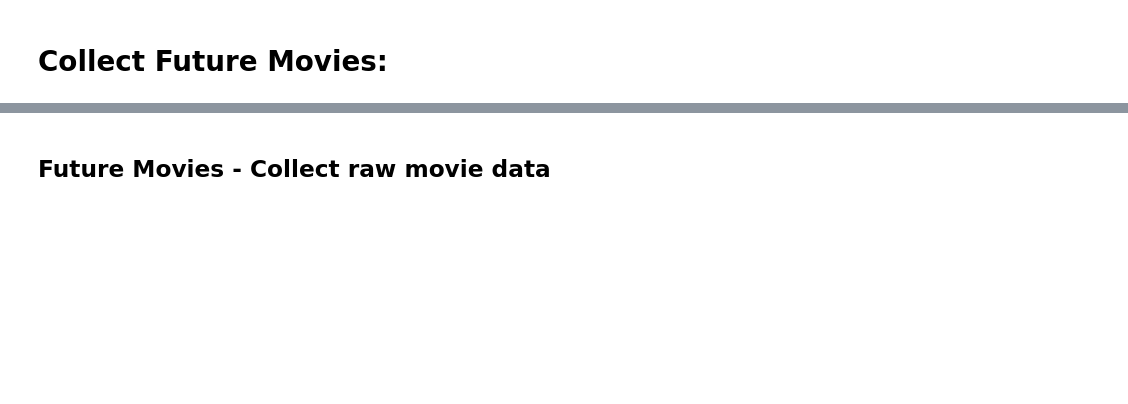
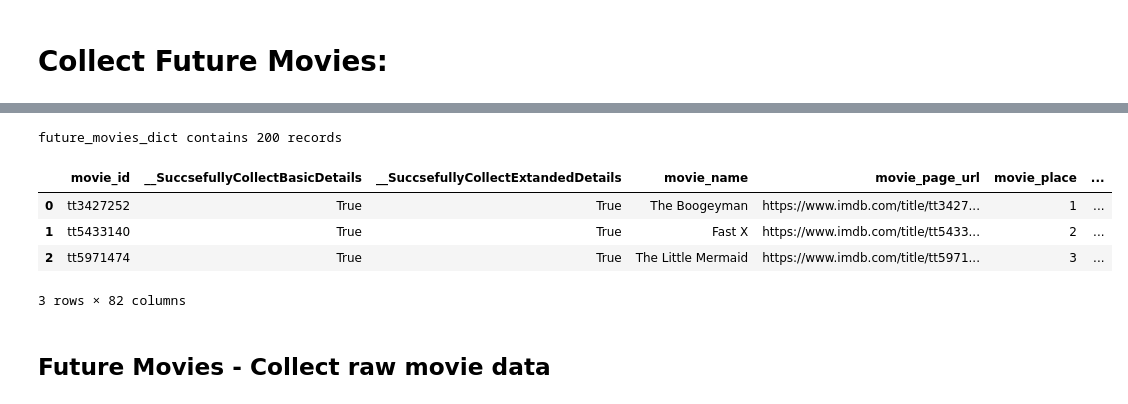
Before and after one commit to OmerRosen/Imdb-Prediction-Model, a Jupyter notebook: IMDB_2022_Hit_or_Flop_Data_Scraper.ipynb, the cells around one changed output, grey strips where cells are left out. Saved outputs shown, nothing was run; the diff lists cells and outputs as text; code cells hidden in the pictures; blank space fills up the shorter version.

```diff
--- a/IMDB_2022_Hit_or_Flop_Data_Scraper.ipynb
+++ b/IMDB_2022_Hit_or_Flop_Data_Scraper.ipynb
@@ -1491,15 +1547,22 @@ list_of_50_future_movies_soup,max_num_of_results = get_50_unreleased_movie_batch
 # %%
-future_movies_dict_path = "/content/drive/My Drive/Harvard HW/Course 4 - Final Project/future_movies_dataset.csv"
+future_movies_dict_path = f"{base_folder_path}/1_scrapped_data_raw_future.csv"
 if os.path.exists(future_movies_dict_path):
   future_movies_df = pd.read_csv(future_movies_dict_path)
   future_movies_dict = future_movies_df.set_index('movie_id').T.to_dict()
 
 else:
   future_movies_dict = {}
   future_movies_df = pd.DataFrame(future_movies_dict)
 
 print(f"future_movies_dict contains {len(future_movies_dict)} records")
 future_movies_df.head(3)
+# %% [output]
+future_movies_dict contains 200 records
+|  | movie_id | __SuccsefullyCollectBasicDetails | __SuccsefullyCollectExtandedDetails | movie_name | movie_page_url | movie_place | ... |
+| 0 | tt3427252 | True | True | The Boogeyman | https://www.imdb.com/title/tt3427... | 1 | ... |
+| 1 | tt5433140 | True | True | Fast X | https://www.imdb.com/title/tt5433... | 2 | ... |
+| 2 | tt5971474 | True | True | The Little Mermaid | https://www.imdb.com/title/tt5971... | 3 | ... |
+3 rows × 82 columns
 # %% [markdown]
 ## Future Movies - Collect raw movie data
 # %%
```
Also changed, not shown: parts of 29 cells of this notebook.
